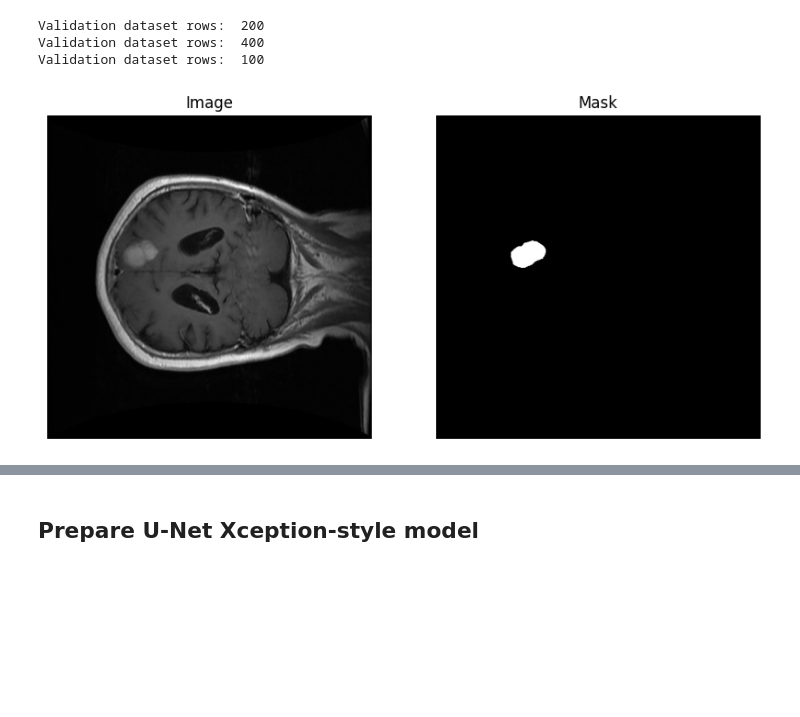
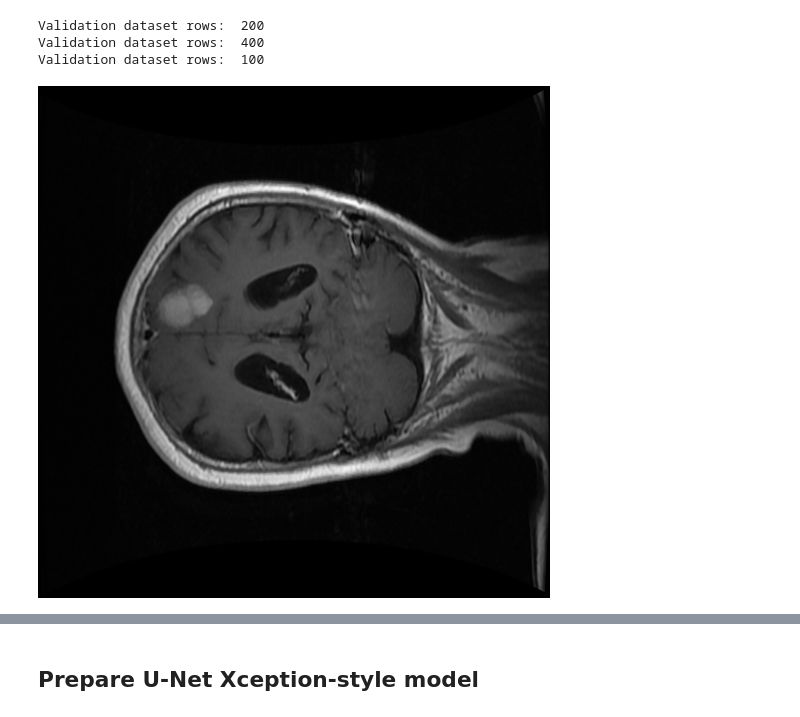
Before and after one commit to EmilisGit/Vaizdu_apdorojimas, a Jupyter notebook: Vaizdu_apdorojimas_lab5.ipynb, the cells around one changed output, grey strips where cells are left out. Drawn from its saved outputs; the diff is of its cells as text; code cells hidden in the pictures; blank space fills up the shorter version.

```diff
--- a/Vaizdu_apdorojimas_lab5.ipynb
+++ b/Vaizdu_apdorojimas_lab5.ipynb
@@ -27,25 +29,3 @@ print("Validation dataset rows: ", len(test_ds))
 Validation dataset rows:  200
 Validation dataset rows:  400
 Validation dataset rows:  100
-# %%
-#@title Load into numpy arrays and normalize
-def bytes_to_numpy(image_bytes):
-    image = Image.open(io.BytesIO(image_bytes))
-    return np.array(image)
-
-x_train = [bytes_to_numpy(entry['bytes']).astype("float32") / 255 for entry in train_ds['image']]
-y_train = [bytes_to_numpy(entry['bytes']).astype("int32") / 255 for entry in train_ds['annotation']]
-
-plt.figure(figsize=(10, 5))
-plt.subplot(1, 2, 1)
-plt.title("Image")
-plt.axis("off")
-plt.imshow(x_train[0], 'gray')
-
-plt.subplot(1, 2, 2)
-plt.title("Mask")
-plt.axis("off")
-plt.imshow(y_train[0], 'gray')
-plt.show()
-# %% [output]
-[figure, removed]
@@ -58,0 +32,5 @@ dataset = tf.data.Dataset.from_tensor_slices((x_train, y_train))
+# %%
+example_img = Image.open(io.BytesIO(train_ds['image'][0]['bytes']))
+example_img
+# %% [output]
+[figure, added]
```
Also changed, not shown: parts of 15 cells of this notebook.
